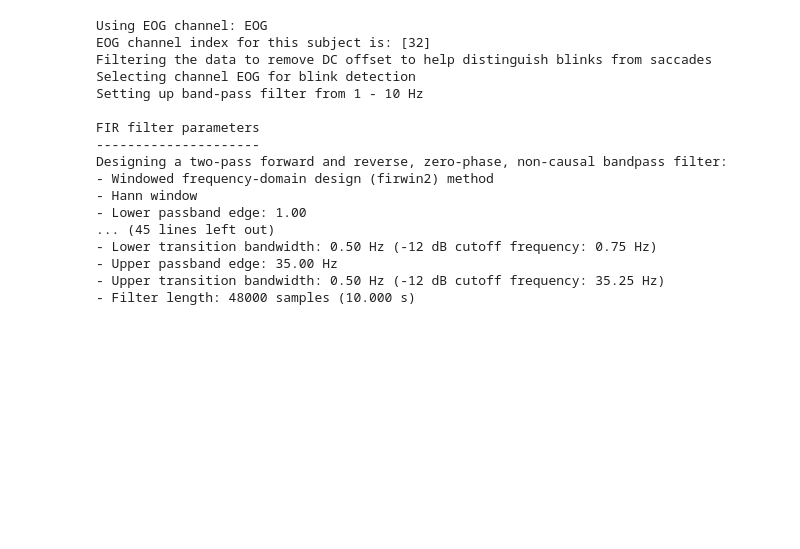
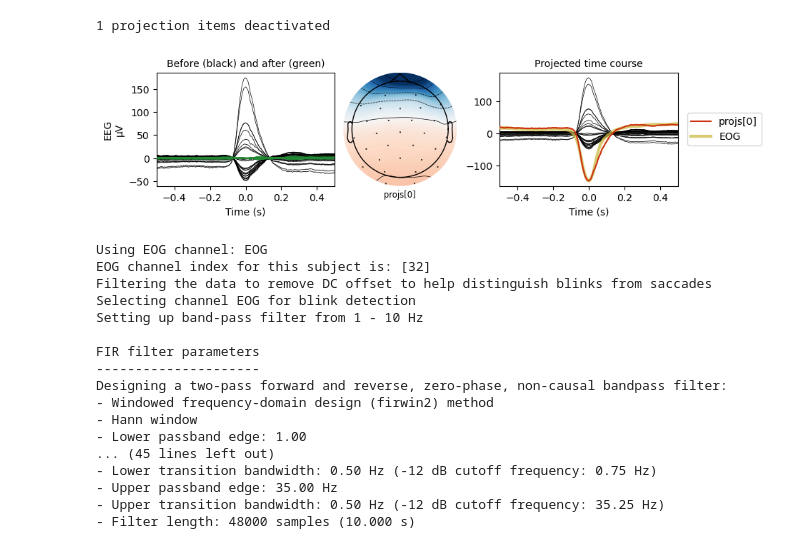
Before and after one commit to Shawnzty/tRNS-Intelligence, a Jupyter notebook: processing/prepare_raw_file/repair_EOG.ipynb, the cells around one changed output. Drawn from its saved outputs; the diff is of its cells as text; code cells hidden in the pictures; blank space fills up the shorter version.

```diff
--- a/processing/prepare_raw_file/repair_EOG.ipynb
+++ b/processing/prepare_raw_file/repair_EOG.ipynb
@@ -42,6 +234,11 @@ Reading 0 ... 3865075  =      0.000 ...   805.224 secs...
 # %%
-# fig = mne.viz.plot_projs_joint(eog_projs, eog_evoked, "eog")
-# fig.suptitle("EOG projectors")
+fig = mne.viz.plot_projs_joint(eog_projs, eog_evoked, "eog")
+fig.suptitle("EOG projectors")
+
+fig.savefig('eog_projectors.png', dpi=600)
+# %% [output]
+1 projection items deactivated
+[figure, added]
 # %%
 # raw_clean = raw.add_proj(eog_projs)
 # raw_clean.plot(title="After")
```
Also changed, not shown: parts of 5 cells of this notebook, 3 other files.
